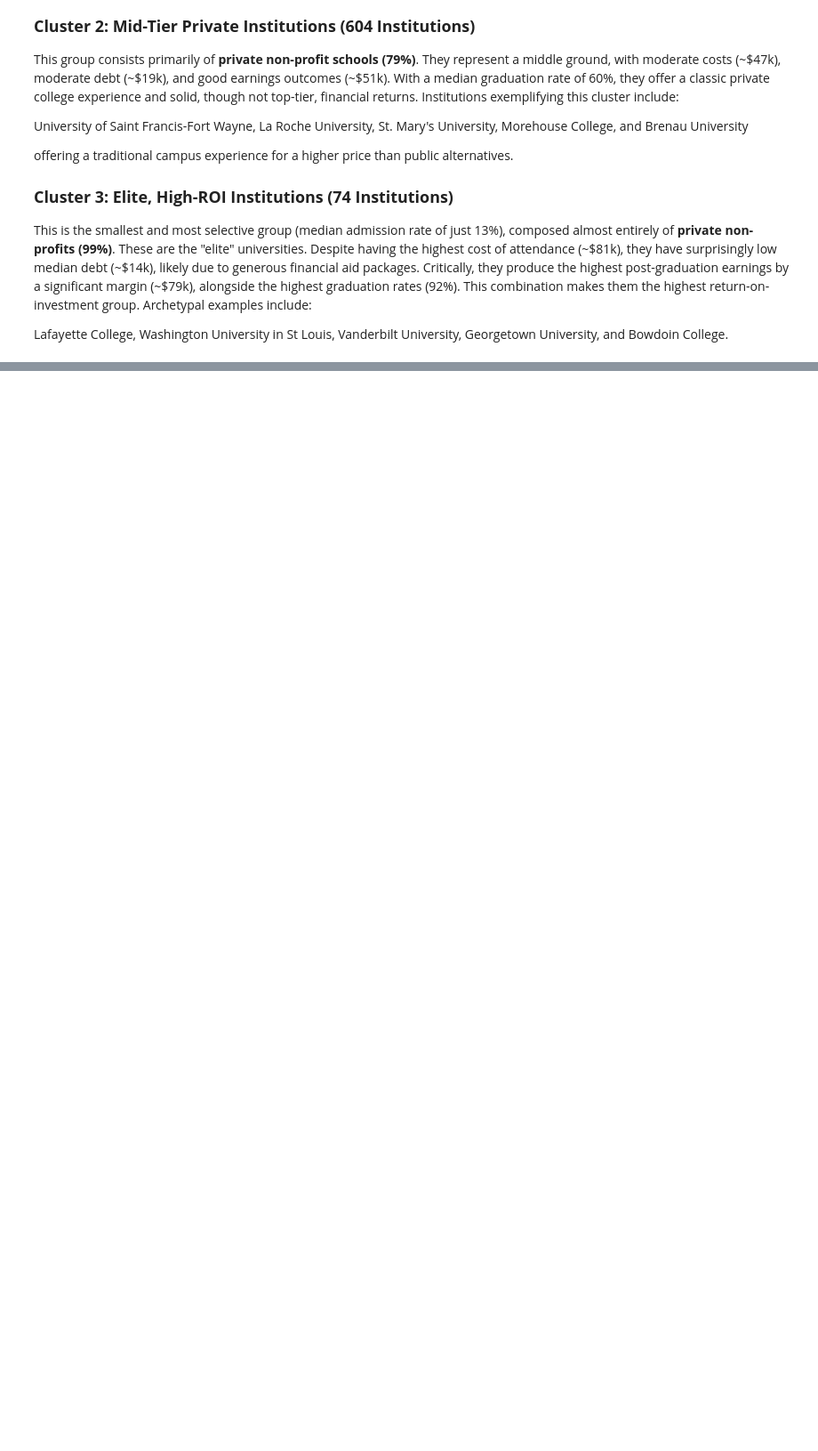
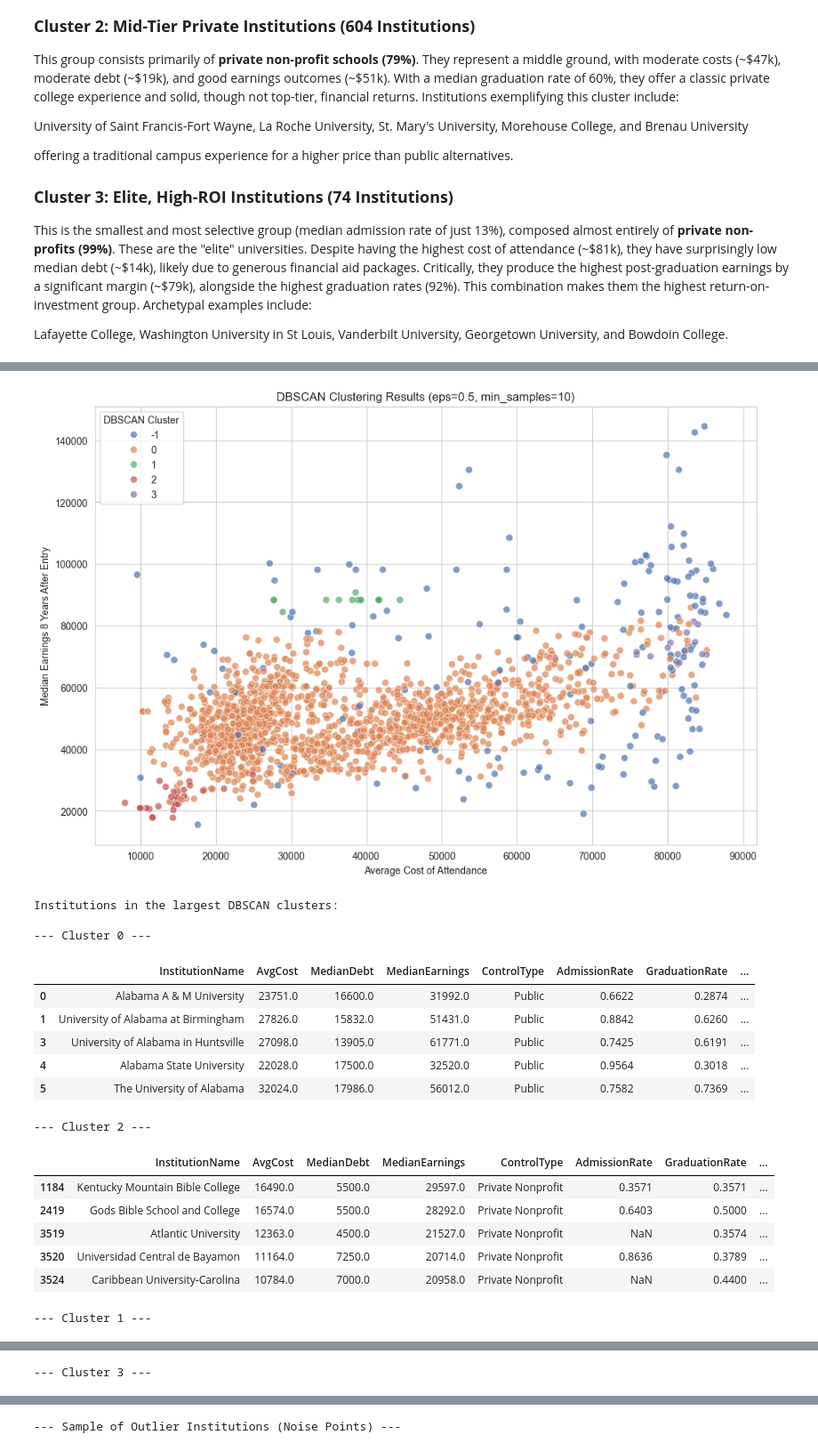
Before and after one commit to BenGoBlue05/college-scorecard-analysis, a Jupyter notebook: notebooks/institution_clustering.ipynb, the cells around one changed output, grey strips where cells are left out. Shown at 89% size. Cells and saved outputs as stored; diff of their text form; code cells hidden in the pictures; blank space fills up the shorter version.

```diff
--- a/notebooks/institution_clustering.ipynb
+++ b/notebooks/institution_clustering.ipynb
@@ -516,0 +571,11 @@ Lafayette College, Washington University in St Louis, Vanderbilt University, Geo
+# %%
+dbscan = DBSCAN(eps=0.5, min_samples=10)
+df_processed['DBSCAN_Cluster'] = dbscan.fit_predict(X_scaled)
+
+# Analyze the results
+dbscan_counts = df_processed['DBSCAN_Cluster'].value_counts()
+print("DBSCAN Clustering Results:")
+print(f"Number of clusters found: {len(dbscan_counts[dbscan_counts.index != -1])}")
+print(f"Number of outlier/noise points: {dbscan_counts.get(-1, 0)}")
+print("\nTop 5 largest clusters found by DBSCAN:")
+display(dbscan_counts.head().to_frame())
@@ -516,0 +595,41 @@ Lafayette College, Washington University in St Louis, Vanderbilt University, Geo
+# %%
+# Visualize the DBSCAN clusters. We will use a scatter plot.
+plt.figure(figsize=(12, 8))
+sns.scatterplot(data=df_processed, x='AvgCost', y='MedianEarnings', hue='DBSCAN_Cluster', palette='deep', s=50, alpha=0.7)
+plt.title('DBSCAN Clustering Results (eps=0.5, min_samples=10)')
+plt.xlabel('Average Cost of Attendance')
+plt.ylabel('Median Earnings 8 Years After Entry')
+plt.legend(title='DBSCAN Cluster')
+plt.show()
+
+# Display the schools in the largest clusters found by DBSCAN
+print("\nInstitutions in the largest DBSCAN clusters:")
+# Get cluster labels, excluding noise (-1)
+major_clusters = dbscan_counts[dbscan_counts.index != -1].index
+
+for cluster_id in major_clusters:
+    print(f"\n--- Cluster {cluster_id} ---")
+    display(df_processed[df_processed['DBSCAN_Cluster'] == cluster_id].head())
+
+# Display a sample of the noise points (outliers)
+print("\n--- Sample of Outlier Institutions (Noise Points) ---")
+display(df_processed[df_processed['DBSCAN_Cluster'] == -1].head())
+# %% [output]
+[figure, added]
+Institutions in the largest DBSCAN clusters:
+
+--- Cluster 0 ---
+|  | InstitutionName | AvgCost | MedianDebt | MedianEarnings | ControlType | AdmissionRate | GraduationRate | ... |
+| 0 | Alabama A & M University | 23751.0 | 16600.0 | 31992.0 | Public | 0.6622 | 0.2874 | ... |
+| 1 | University of Alabama at Birmingham | 27826.0 | 15832.0 | 51431.0 | Public | 0.8842 | 0.6260 | ... |
+| 3 | University of Alabama in Huntsville | 27098.0 | 13905.0 | 61771.0 | Public | 0.7425 | 0.6191 | ... |
+| 4 | Alabama State University | 22028.0 | 17500.0 | 32520.0 | Public | 0.9564 | 0.3018 | ... |
+| 5 | The University of Alabama | 32024.0 | 17986.0 | 56012.0 | Public | 0.7582 | 0.7369 | ... |
+--- Cluster 2 ---
+|  | InstitutionName | AvgCost | MedianDebt | MedianEarnings | ControlType | AdmissionRate | GraduationRate | ... |
+| 1184 | Kentucky Mountain Bible College | 16490.0 | 5500.0 | 29597.0 | Private Nonprofit | 0.3571 | 0.3571 | ... |
+| 2419 | Gods Bible School and College | 16574.0 | 5500.0 | 28292.0 | Private Nonprofit | 0.6403 | 0.5000 | ... |
+| 3519 | Atlantic University | 12363.0 | 4500.0 | 21527.0 | Private Nonprofit | NaN | 0.3574 | ... |
+| 3520 | Universidad Central de Bayamon | 11164.0 | 7250.0 | 20714.0 | Private Nonprofit | 0.8636 | 0.3789 | ... |
+| 3524 | Caribbean University-Carolina | 10784.0 | 7000.0 | 20958.0 | Private Nonprofit | NaN | 0.4400 | ... |
+--- Cluster 1 ---
@@ -516,0 +642 @@ Lafayette College, Washington University in St Louis, Vanderbilt University, Geo
+--- Cluster 3 ---
@@ -516,0 +649 @@ Lafayette College, Washington University in St Louis, Vanderbilt University, Geo
+--- Sample of Outlier Institutions (Noise Points) ---
```
Also changed, not shown: parts of 13 cells of this notebook, 1 other file.
